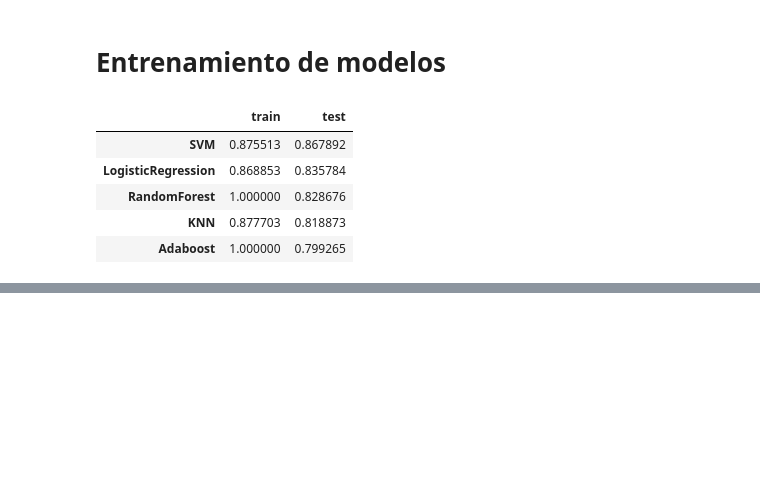
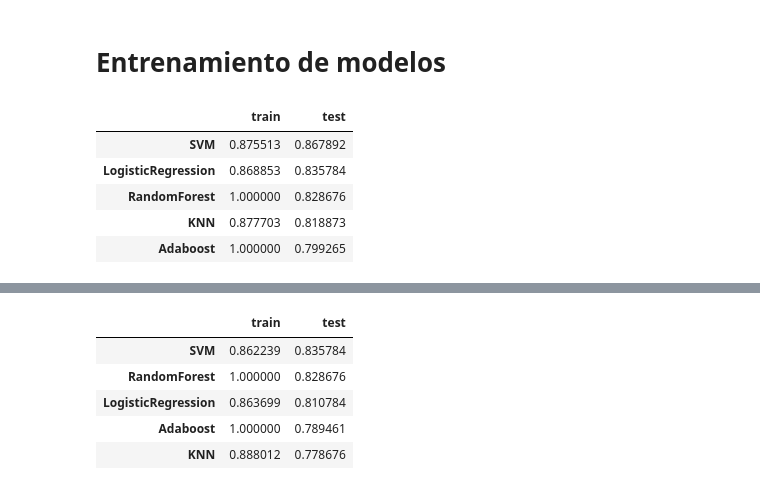
Before and after one commit to AguAcerbo/Carrera-de-Especializacion-en-IA, a Jupyter notebook: B3-Machine_Learning/Clase_5/Clase5_AprendizajeMaquina.ipynb, the cells around one changed output, grey strips where cells are left out. Cells and saved outputs as stored; diff of their text form; code cells hidden in the pictures; blank space fills up the shorter version.

```diff
--- a/B3-Machine_Learning/Clase_5/Clase5_AprendizajeMaquina.ipynb
+++ b/B3-Machine_Learning/Clase_5/Clase5_AprendizajeMaquina.ipynb
@@ -485,0 +530,33 @@ df_results.sort_values(by='test',ascending=False)
+# %%
+preprocessing_pipeline3 = ColumnTransformer(
+    # Transformaciones a aplicar a cada columna
+             transformers=[
+                           ("numerical", MinMaxScaler(), numericas)
+              ],
+              remainder='passthrough'
+)
+
+models3 = pipeline_ml_models(preprocessing_pipeline3)
+
+results = {}
+for m in models3:
+    model_name = m[0]
+    model = m[1]
+    results[model_name] = {}
+
+    model.fit(x_train, y_train)
+    pred_train = model.predict(x_train)
+    pred_test = model.predict(x_test)
+
+    results[model_name]["train"] = balanced_accuracy_score(y_train, pred_train)
+    results[model_name]["test"] = balanced_accuracy_score(y_test, pred_test)
+
+df_results = pd.DataFrame(results).T
+df_results.sort_values(by='test',ascending=False)
+# %% [output]
+|  | train | test |
+| SVM | 0.862239 | 0.835784 |
+| RandomForest | 1.000000 | 0.828676 |
+| LogisticRegression | 0.863699 | 0.810784 |
+| Adaboost | 1.000000 | 0.789461 |
+| KNN | 0.888012 | 0.778676 |
```
Also changed, not shown: parts of 8 cells of this notebook, 2 other files.
